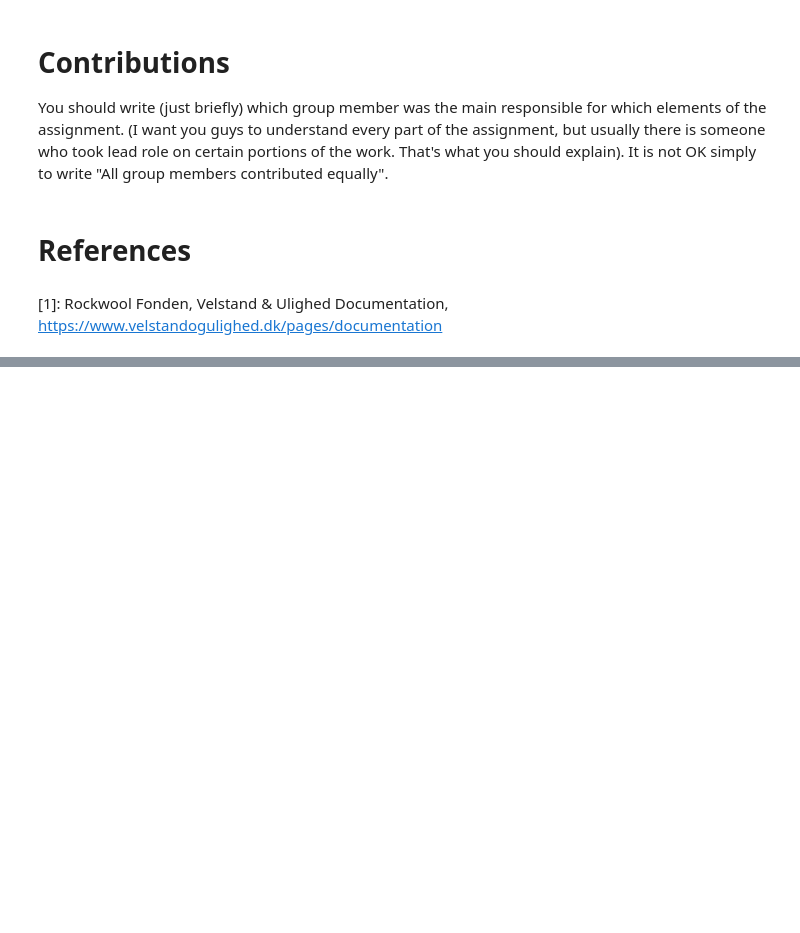
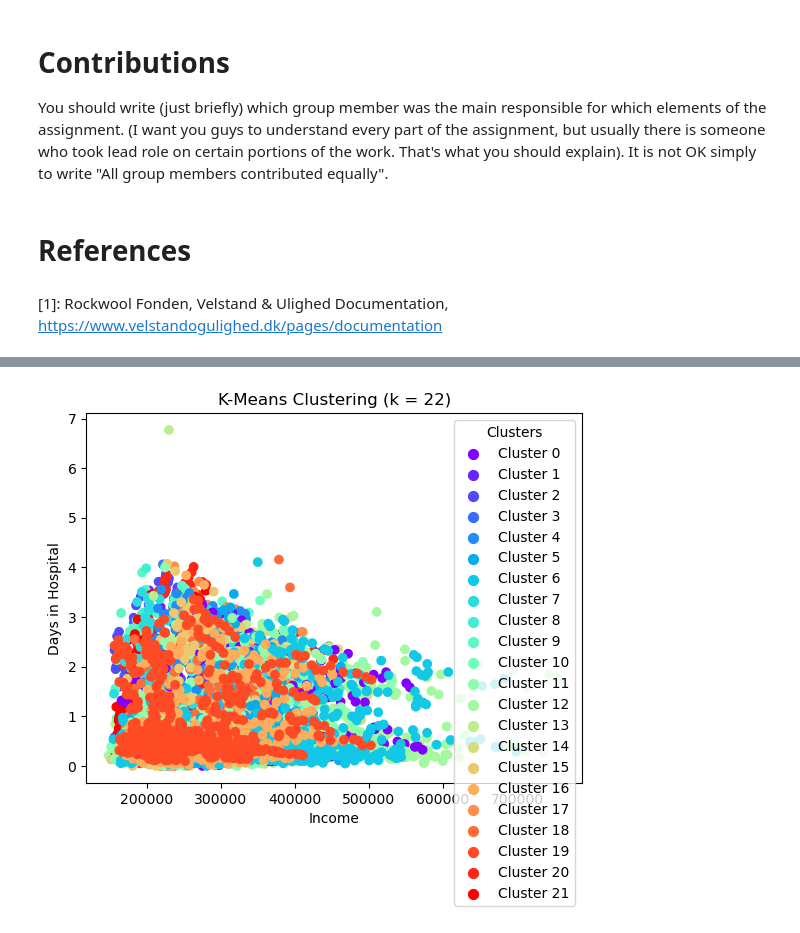
Before and after one commit to vivivaradi/socialdata2023, a Jupyter notebook: assignments/cph_vs_dk.ipynb, the cells around one changed output, grey strips where cells are left out. Saved outputs shown, nothing was run; the diff lists cells and outputs as text; code cells hidden in the pictures; blank space fills up the shorter version.

```diff
--- a/assignments/cph_vs_dk.ipynb
+++ b/assignments/cph_vs_dk.ipynb
@@ -1057,0 +1272,22 @@ It is not OK simply to write "All group members contributed equally".
+# %%
+# Create a dictionary that maps each cluster label to a unique color
+colors = cm.rainbow(np.linspace(0, 1, k))
+color_dict = {i: colors[i] for i in range(k)}
+
+# Plot the scatter plot with color and cluster labels
+plt.scatter(df_cluster["income"], df_cluster["days in hospital"], c=df_cluster["cluster"], cmap=cm.rainbow)
+plt.xlabel("Income")
+plt.ylabel("Days in Hospital")
+plt.title("K-Means Clustering (k = {})".format(k))
+
+# Add a legend with color and cluster labels
+legend_elements = [plt.scatter([], [], marker="o", s=50, color=color_dict[i], label="Cluster {}".format(i)) for i in range(k)]
+plt.legend(handles=legend_elements, title="Clusters")
+
+# # Add cluster labels
+# for i, row in df_cluster.iterrows():
+#     plt.text(row["income"], row["days in hospital"], str(row["cluster"]), color="black")
+
+plt.show()
+# %% [output]
+[figure, added]
```
Also changed, not shown: parts of 16 cells of this notebook.
